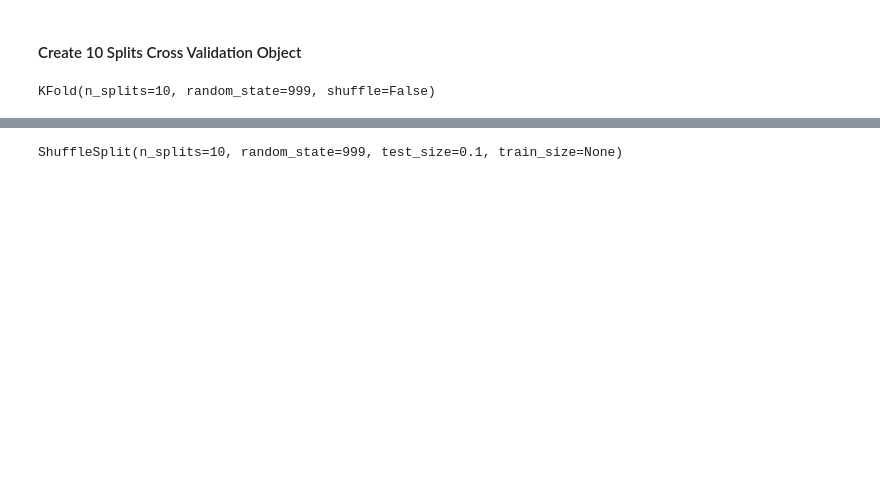
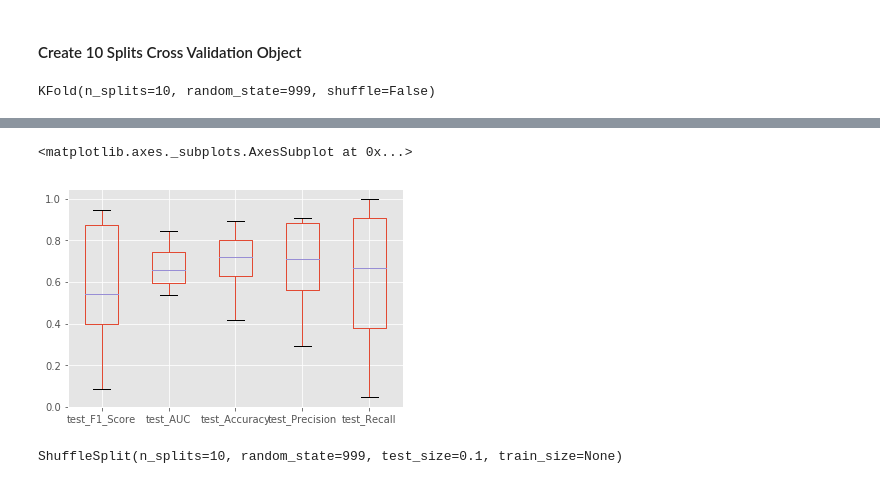
Before and after one commit to nhendersonkuns/awesomedataminers, a Jupyter notebook: Lab2_housing_models.ipynb, the cells around one changed output, grey strips where cells are left out. Cells and saved outputs as stored; diff of their text form; code cells hidden in the pictures; blank space fills up the shorter version.

```diff
--- a/Lab2_housing_models.ipynb
+++ b/Lab2_housing_models.ipynb
@@ -678,3 +660,41 @@ kfold_cv_object = KFold(n_splits=num_cv_iterations , shuffle = False , random_st
 print(kfold_cv_object)
 # %% [output]
 KFold(n_splits=10, random_state=999, shuffle=False)
+# %%
+from sklearn.preprocessing import StandardScaler
+from sklearn.model_selection import cross_val_score, cross_validate
+from sklearn.metrics import make_scorer
+from sklearn.metrics import accuracy_score
+from sklearn.linear_model import LogisticRegression
+from sklearn.pipeline import make_pipeline
+#from sklearn import metrics as mt
+
+warnings.filterwarnings(action='ignore', category=DataConversionWarning)
+
+# Initialize an Empty Dataframe to store Model performance Stats
+#modelPerformanceMetrices = pd.DataFrame(columns=['Accuracy', 'AuC', 'F1 Score', 'Precision', 'Recall'])
+scoring = {'F1_Score': 'f1', 'AUC': 'roc_auc', 'Accuracy': make_scorer(accuracy_score), 'Precision': 'precision', \
+          'Recall': 'recall'}
+
+# Standardize the features first, since standardizing the features could lead to
+# gradient desent algo to converge faster and then run logistic regression model
+
+logisticModel = make_pipeline(StandardScaler(),  LogisticRegression(penalty='l1', C=1.0, class_weight=None, random_state=999))
+
+start = datetime.now()
+scores = cross_validate(logisticModel , X, y=y , cv = kfold_cv_object , n_jobs = -1 , scoring = scoring)
+print()
+display(pd.DataFrame(scores))
+display(pd.DataFrame(scores).mean())
+end = datetime.now()
+
+print()
+testCol = ['test_F1_Score', 'test_AUC', 'test_Accuracy', 'test_Precision', 'test_Recall' ]
+trainCol = ['train_F1_Score', 'train_AUC', 'train_Accuracy', 'train_Precision', 'train_Recall' ]
+
+print("\n Mean values for Performance Metrices on Train Set are .......")
+display(pd.DataFrame(pd.DataFrame(scores)[trainCol].mean()).T)
+
+
+print("\n Mean values for Performance Metrices on Test Set are .......")
+display(pd.DataFrame(pd.DataFrame(scores)[testCol].mean()).T)
@@ -681,3 +732,8 @@ KFold(n_splits=10, random_state=999, shuffle=False)
+# %%
+pd.DataFrame(scores)[testCol].boxplot()
+# %% [output]
+<matplotlib.axes._subplots.AxesSubplot at 0x...>
+[figure, added]
 # %%
 from sklearn.model_selection import ShuffleSplit
 # To use the cross validation object in scikit learn, we need to grab an instance
```
Also changed, not shown: parts of 43 cells of this notebook.
